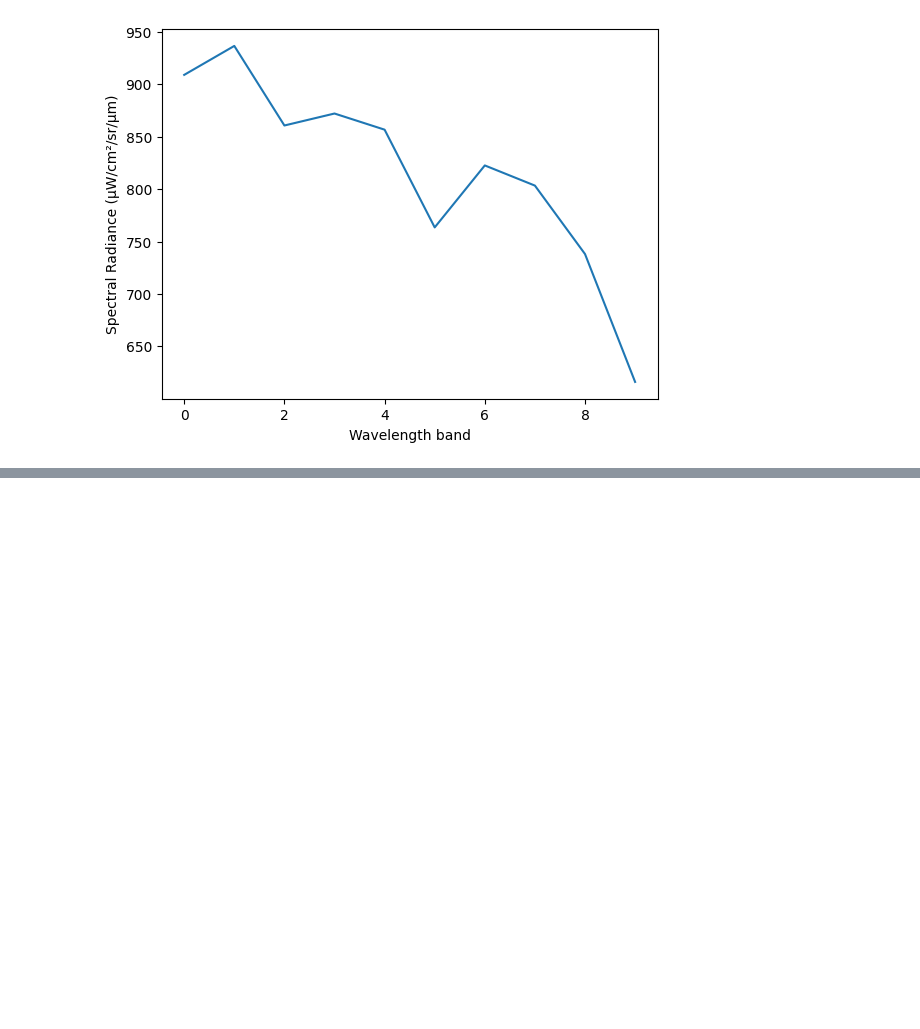
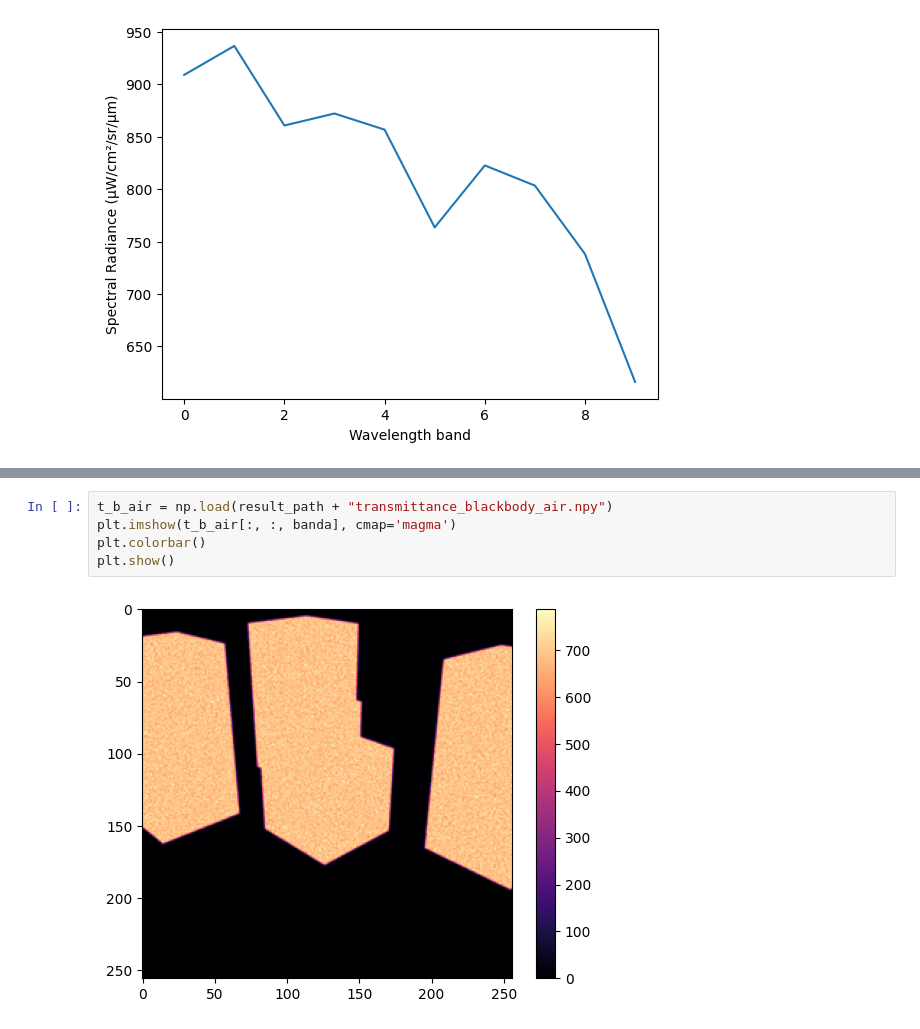
Before and after one commit to pimientoyolo/miThermal, a Jupyter notebook: notebooks/view_static.ipynb, the cells around one changed output, grey strips where cells are left out. Drawn from its saved outputs; the diff is of its cells as text; blank space fills up the shorter version.

```diff
--- a/notebooks/view_static.ipynb
+++ b/notebooks/view_static.ipynb
@@ -52,0 +67,7 @@ Text(0, 0.5, 'Spectral Radiance (μW/cm²/sr/μm)')
+# %%
+t_b_air = np.load(result_path + "transmittance_blackbody_air.npy")
+plt.imshow(t_b_air[:, :, banda], cmap='magma')
+plt.colorbar()
+plt.show()
+# %% [output]
+[figure, added]
```
Also changed, not shown: parts of 3 cells of this notebook, 6 other files.
